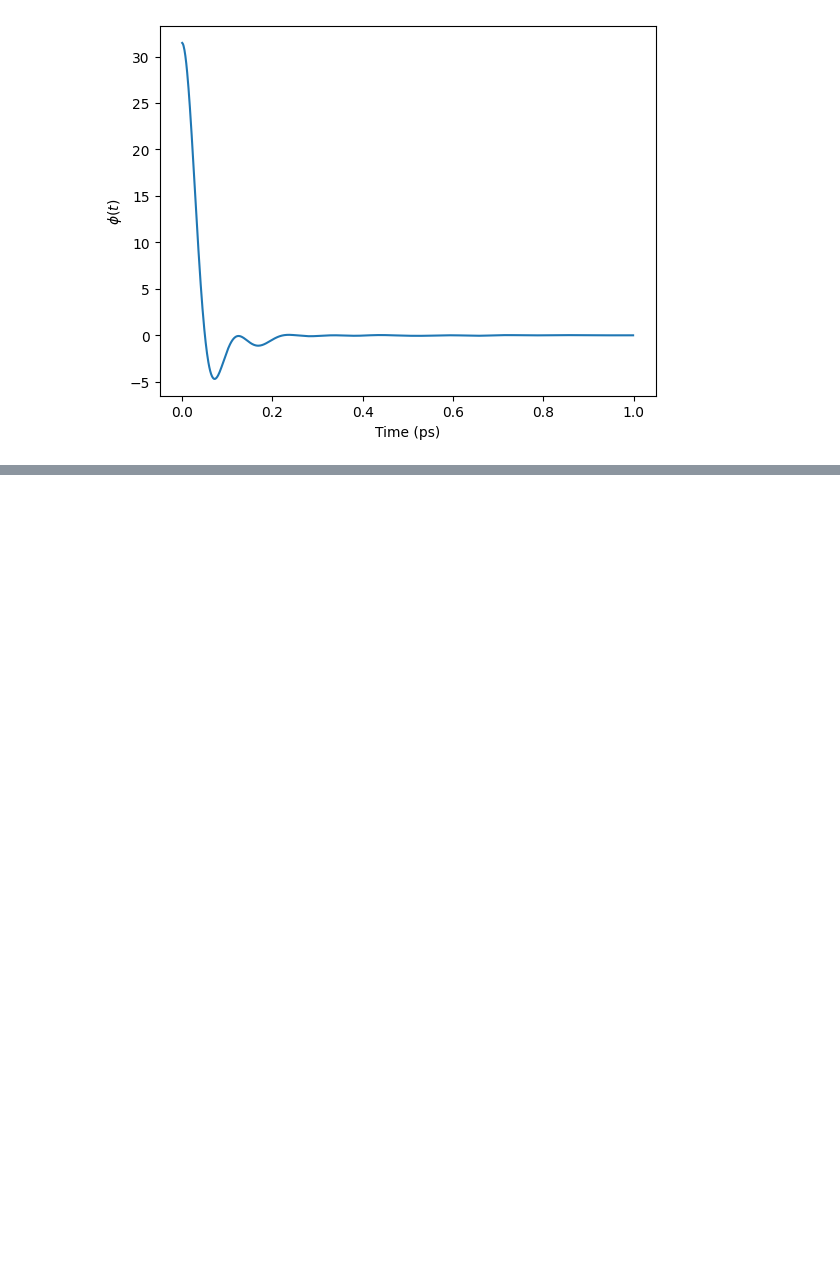
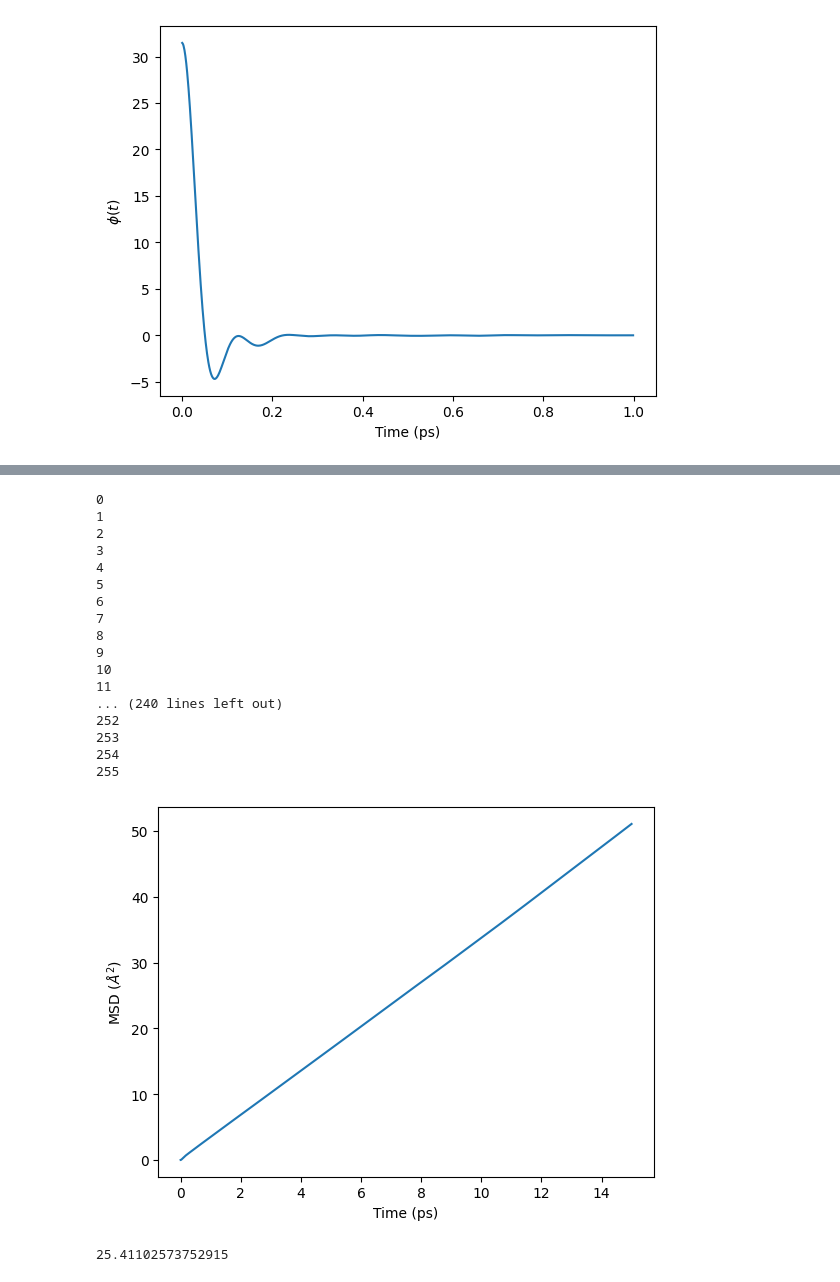
Before and after one commit to gujoh/compfys-h1b, a Jupyter notebook: plotting/task3_and_4.ipynb, the cells around one changed output, grey strips where cells are left out. Saved outputs shown, nothing was run; the diff lists cells and outputs as text; code cells hidden in the pictures; blank space fills up the shorter version.

```diff
--- a/plotting/task3_and_4.ipynb
+++ b/plotting/task3_and_4.ipynb
@@ -133,0 +176,22 @@ Self diffusion coefficient: 0.00043
+# %%
+msd_liqiud = plot_msd(p_liquid[80000:140000], 0.001)
+# %% [output]
+0
+1
+2
+3
+4
+5
+6
+7
+8
+9
+10
+11
+... (240 lines left out)
+252
+253
+254
+255
+[figure, added]
+25.41102573752915
```
Also changed, not shown: parts of 5 cells of this notebook, 6 other files.
